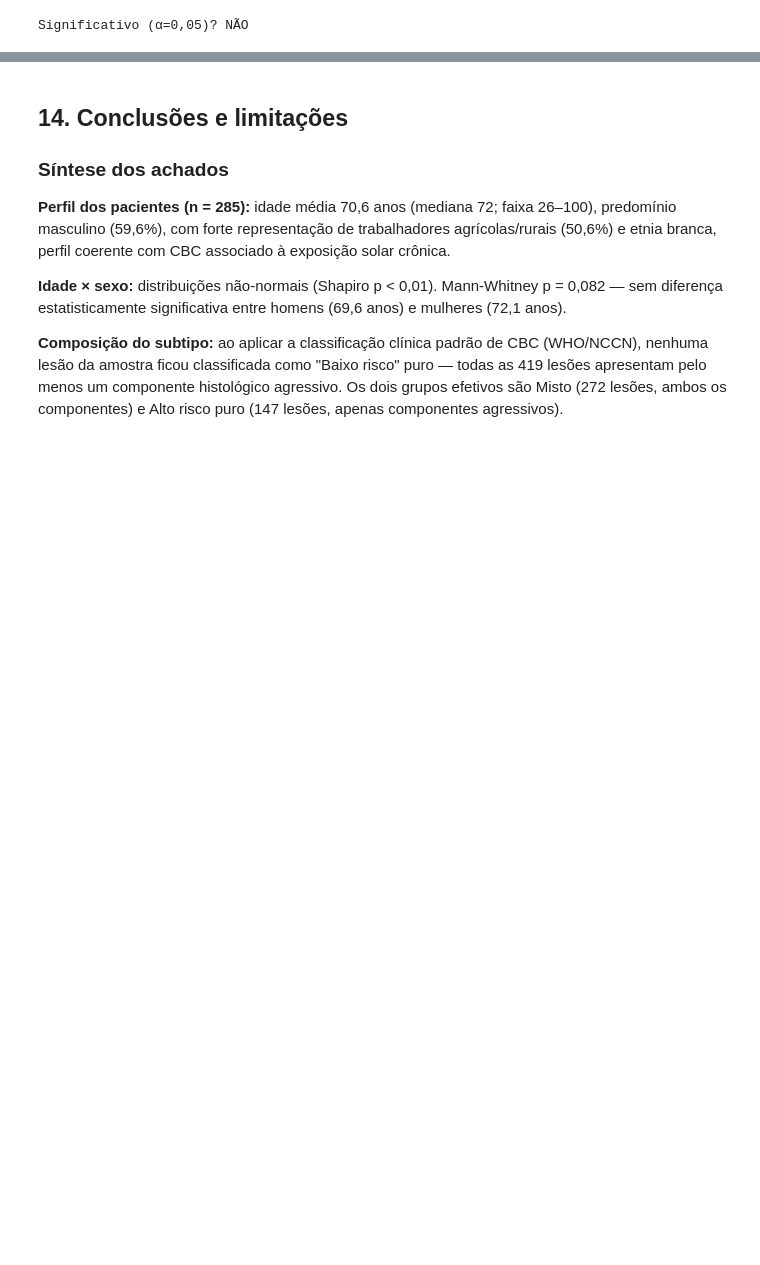
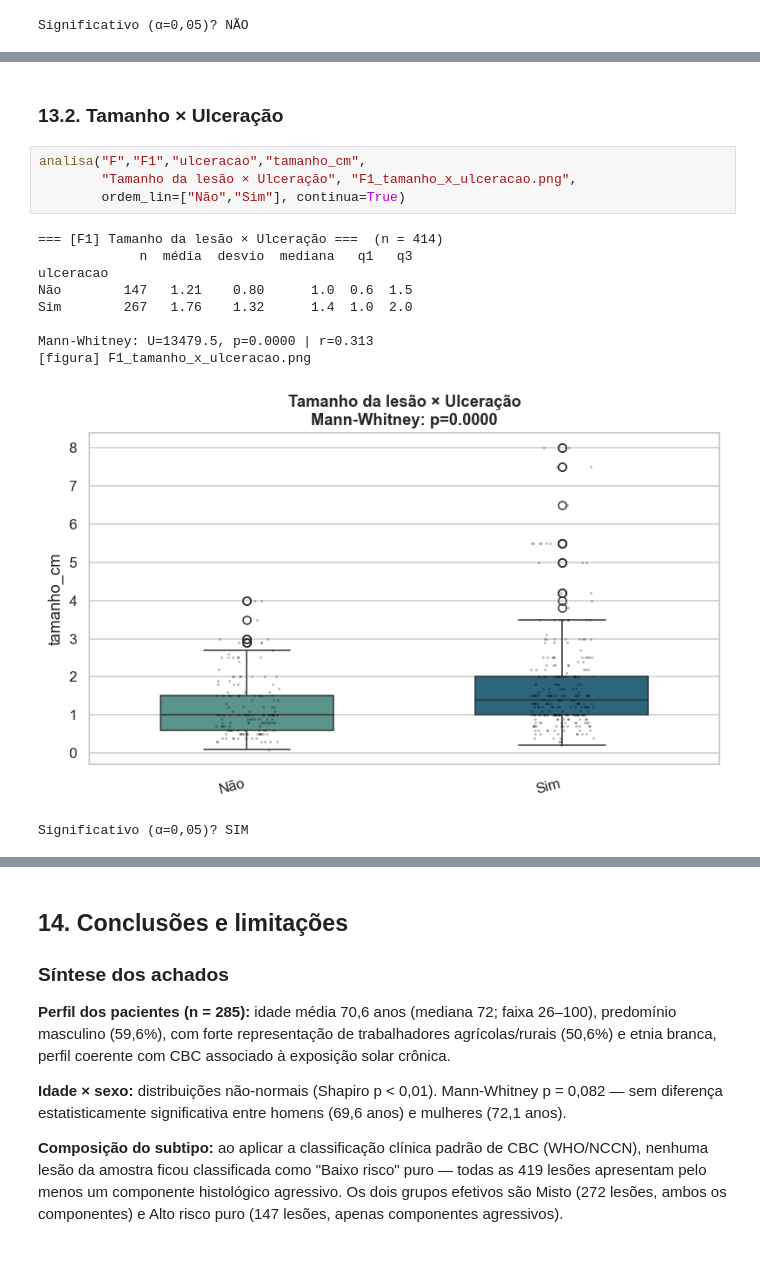
Before and after one commit to robertfabio/analise_basocelular_lmecc, a Jupyter notebook: analise_basocelular_completa.ipynb, the cells around one changed output, grey strips where cells are left out. Saved outputs shown, nothing was run; the diff lists cells and outputs as text; blank space fills up the shorter version.

```diff
--- a/analise_basocelular_completa.ipynb
+++ b/analise_basocelular_completa.ipynb
@@ -1625,0 +1662,17 @@ Significativo (α=0,05)? NÃO
+# %% [markdown]
+### 13.2. Tamanho × Ulceração
+# %%
+analisa("F","F1","ulceracao","tamanho_cm",
+        "Tamanho da lesão × Ulceração", "F1_tamanho_x_ulceracao.png",
+        ordem_lin=["Não","Sim"], continua=True)
+# %% [output]
+=== [F1] Tamanho da lesão × Ulceração ===  (n = 414)
+             n  média  desvio  mediana   q1   q3
+ulceracao
+Não        147   1.21    0.80      1.0  0.6  1.5
+Sim        267   1.76    1.32      1.4  1.0  2.0
+
+Mann-Whitney: U=13479.5, p=0.0000 | r=0.313
+[figura] F1_tamanho_x_ulceracao.png
+[figure, added]
+Significativo (α=0,05)? SIM
```
Also changed, not shown: parts of 25 cells of this notebook, 20 other files.
